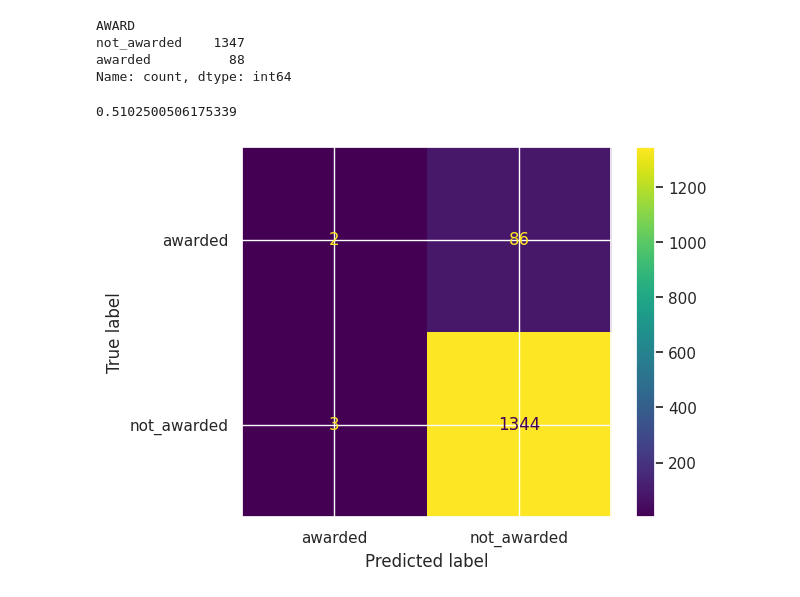
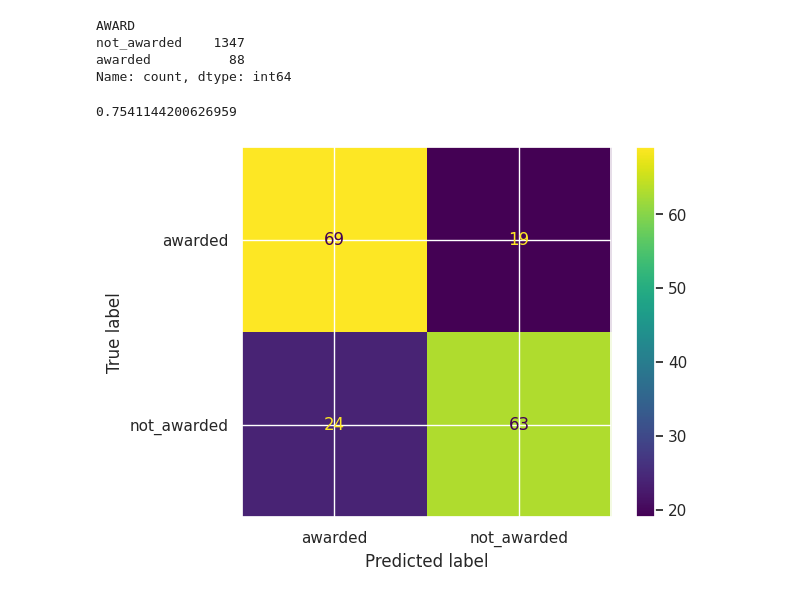
Before and after one commit to crazyjeannot/AWARDS, a Jupyter notebook: scripts/SVM_GroupKFold.ipynb, the cells around one changed output. Cells and saved outputs as stored; diff of their text form; code cells hidden in the pictures.

```diff
--- a/scripts/SVM_GroupKFold.ipynb
+++ b/scripts/SVM_GroupKFold.ipynb
@@ -112,11 +169,6 @@ def GKF_canonized(df_main, n_splits=5, probas=False, kernel='rbf'):
         return pipe, df_scores, bas, df_results.set_index('index')
 
     return pipe, df_scores, bas
-# %%
-pipe, df_scores, bas, df_results = GKF_canonized(df_main_author, probas=True)
-# %% [output]
-0.5102500506175339
-[figure, removed]
 # %%
 def ratio_truncate(df, ratio_canon):
 
@@ -145,3 +197,8 @@ def N_canonizer_sizeopti(df_main, N_fold=5, N_sample=10, ratio=0.5):
     return pipe, all_results, all_bas # return last pipe
 # %%
 df_sizeopti = ratio_truncate(df_main_author, 0.5)
+# %%
+pipe, df_scores, bas, df_results = KF_canonized(df_sizeopti, probas=True)
+# %% [output]
+0.7541144200626959
+[figure, added]
```
Also changed, not shown: parts of 10 cells of this notebook, 1 other file.
